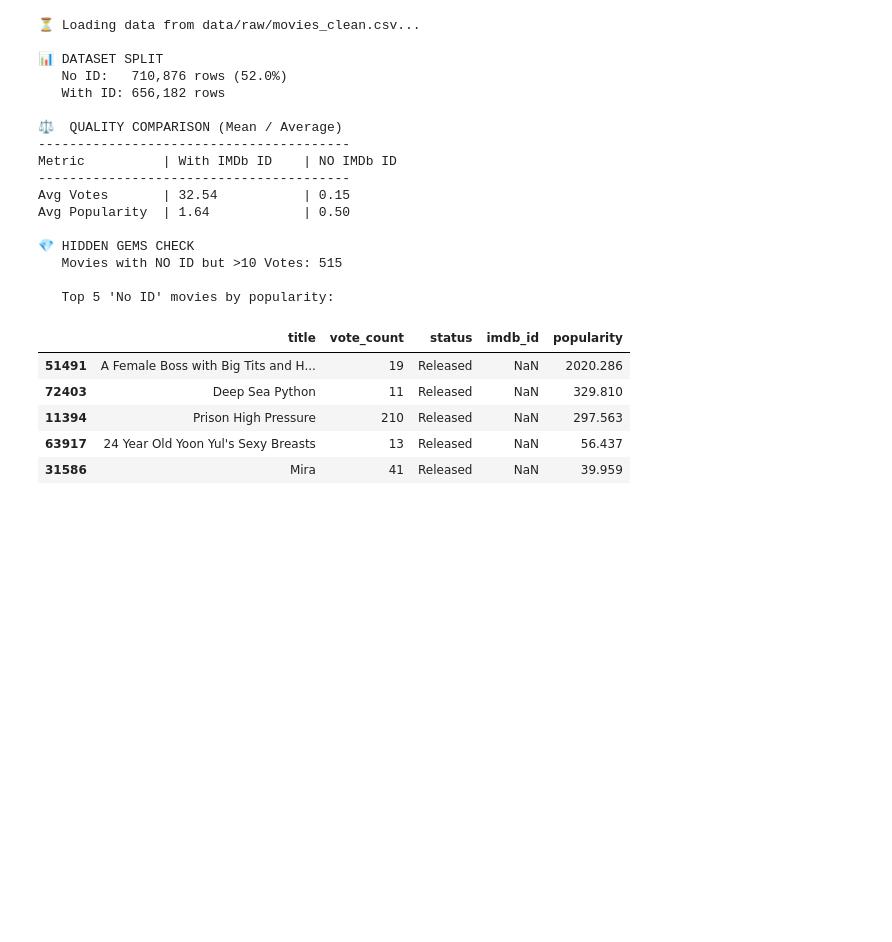
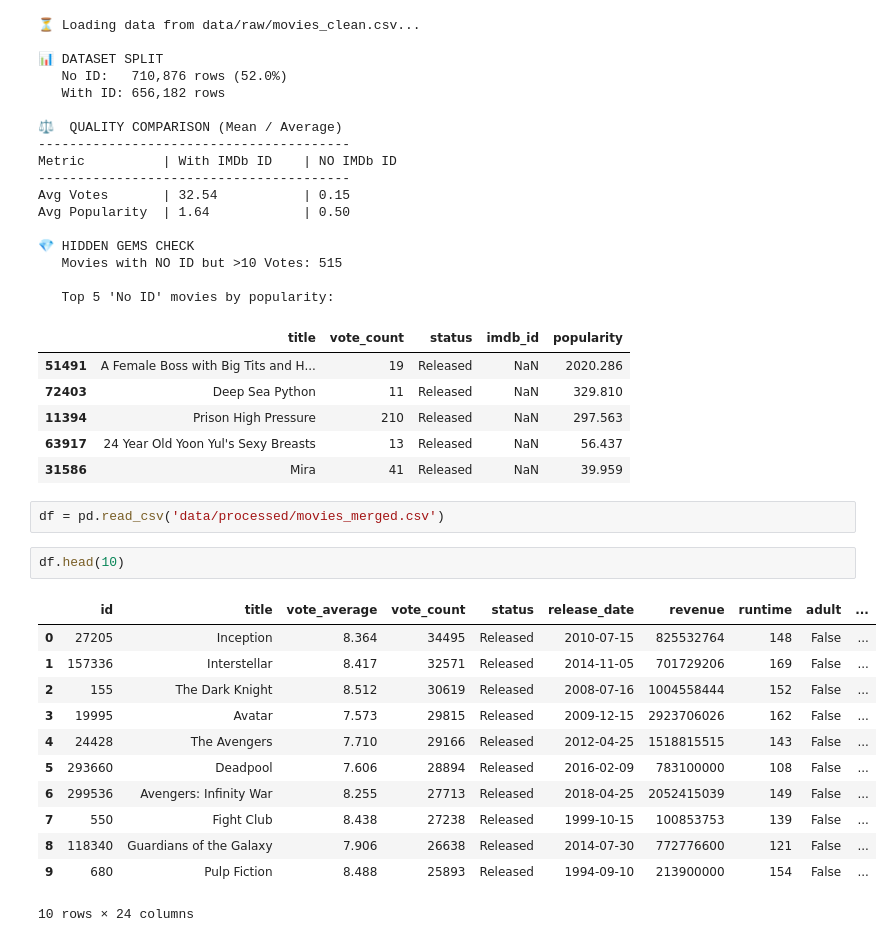
Before and after one commit to Alok943/Cinematch, a Jupyter notebook: 01_eda.ipynb, the cells around one changed output. Saved outputs shown, nothing was run; the diff lists cells and outputs as text; blank space fills up the shorter version.

```diff
--- a/01_eda.ipynb
+++ b/01_eda.ipynb
@@ -514,3 +514,20 @@ Avg Popularity  | 1.64            | 0.50
 | 11394 | Prison High Pressure | 210 | Released | NaN | 297.563 |
 | 63917 | 24 Year Old Yoon Yul's Sexy Breasts | 13 | Released | NaN | 56.437 |
 | 31586 | Mira | 41 | Released | NaN | 39.959 |
+# %%
+df = pd.read_csv('data/processed/movies_merged.csv')
+# %%
+df.head(10)
+# %% [output]
+|  | id | title | vote_average | vote_count | status | release_date | revenue | runtime | adult | ... |
+| 0 | 27205 | Inception | 8.364 | 34495 | Released | 2010-07-15 | 825532764 | 148 | False | ... |
+| 1 | 157336 | Interstellar | 8.417 | 32571 | Released | 2014-11-05 | 701729206 | 169 | False | ... |
+| 2 | 155 | The Dark Knight | 8.512 | 30619 | Released | 2008-07-16 | 1004558444 | 152 | False | ... |
+| 3 | 19995 | Avatar | 7.573 | 29815 | Released | 2009-12-15 | 2923706026 | 162 | False | ... |
+| 4 | 24428 | The Avengers | 7.710 | 29166 | Released | 2012-04-25 | 1518815515 | 143 | False | ... |
+| 5 | 293660 | Deadpool | 7.606 | 28894 | Released | 2016-02-09 | 783100000 | 108 | False | ... |
+| 6 | 299536 | Avengers: Infinity War | 8.255 | 27713 | Released | 2018-04-25 | 2052415039 | 149 | False | ... |
+| 7 | 550 | Fight Club | 8.438 | 27238 | Released | 1999-10-15 | 100853753 | 139 | False | ... |
+| 8 | 118340 | Guardians of the Galaxy | 7.906 | 26638 | Released | 2014-07-30 | 772776600 | 121 | False | ... |
+| 9 | 680 | Pulp Fiction | 8.488 | 25893 | Released | 1994-09-10 | 213900000 | 154 | False | ... |
+10 rows × 24 columns
```
Also changed, not shown: parts of 4 cells of this notebook, 7 other files.
